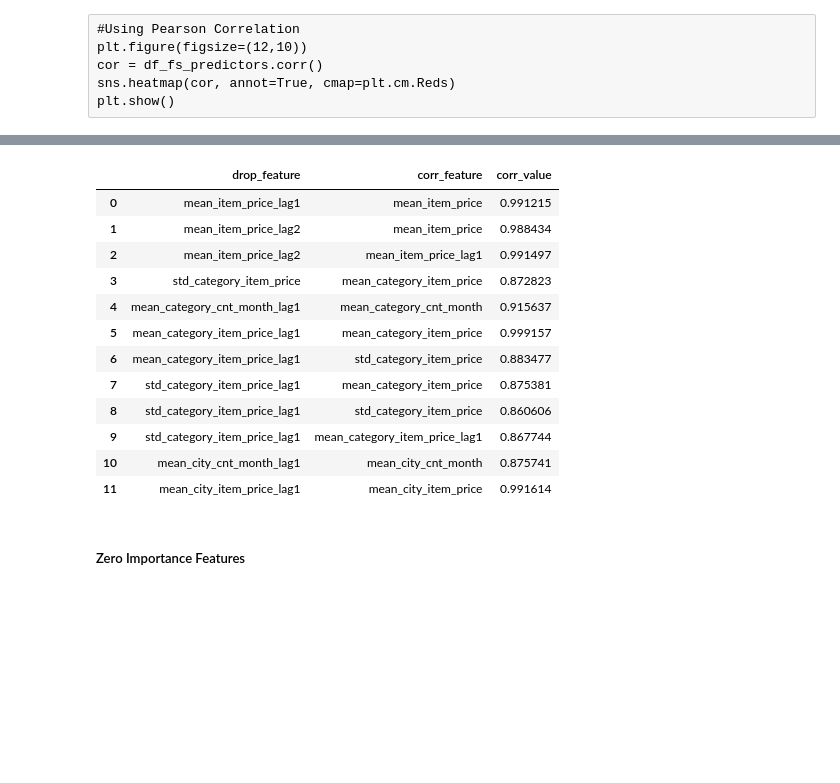
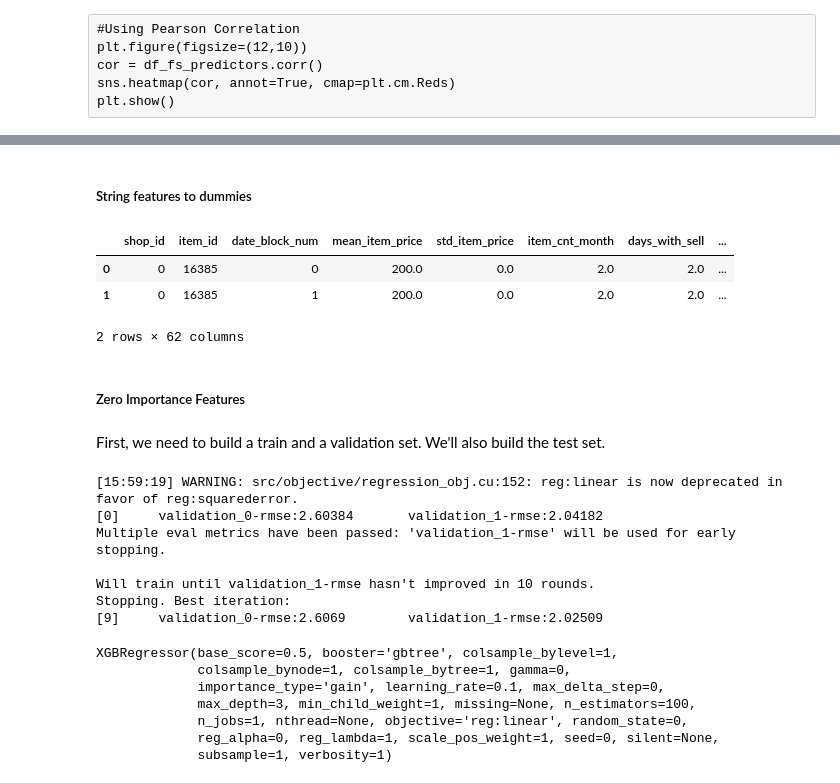
Before and after one commit to RobBlanchard/kaggle-predict-sales, a Jupyter notebook: XGBoost - Feature + Model Selection.ipynb, the cells around one changed output, grey strips where cells are left out. Cells and saved outputs as stored; diff of their text form; code cells hidden in the pictures; blank space fills up the shorter version.

```diff
--- a/XGBoost - Feature + Model Selection.ipynb
+++ b/XGBoost - Feature + Model Selection.ipynb
@@ -31,7 +28,6 @@ KeyboardInterrupt:
 # %% [markdown]
 # Feature Selection
 # %%
-df_fs = df_fe.copy()
 df_fs.head(1)
 # %% [output]
 |  | shop_id | item_id | date_block_num | random_date | mean_item_price | std_item_price | item_cnt_month | ... |
@@ -84,16 +70,0 @@ fs.plot_collinear()
-# %%
-fs.record_collinear
-# %% [output]
-|  | drop_feature | corr_feature | corr_value |
-| 0 | mean_item_price_lag1 | mean_item_price | 0.991215 |
-| 1 | mean_item_price_lag2 | mean_item_price | 0.988434 |
-| 2 | mean_item_price_lag2 | mean_item_price_lag1 | 0.991497 |
-| 3 | std_category_item_price | mean_category_item_price | 0.872823 |
-| 4 | mean_category_cnt_month_lag1 | mean_category_cnt_month | 0.915637 |
-| 5 | mean_category_item_price_lag1 | mean_category_item_price | 0.999157 |
-| 6 | mean_category_item_price_lag1 | std_category_item_price | 0.883477 |
-| 7 | std_category_item_price_lag1 | mean_category_item_price | 0.875381 |
-| 8 | std_category_item_price_lag1 | std_category_item_price | 0.860606 |
-| 9 | std_category_item_price_lag1 | mean_category_item_price_lag1 | 0.867744 |
-| 10 | mean_city_cnt_month_lag1 | mean_city_cnt_month | 0.875741 |
-| 11 | mean_city_item_price_lag1 | mean_city_item_price | 0.991614 |
@@ -100,2 +76,13 @@ fs.record_collinear
+# %% [markdown]
+##### String features to dummies
+# %%
+col_to_dummies = ["main_category_name","city_name"]
+df_fs = pd.concat([df_fs.drop(col_to_dummies, axis=1), pd.get_dummies(df_fs[col_to_dummies])], axis=1)
+df_fs.head(2)
+# %% [output]
+|  | shop_id | item_id | date_block_num | mean_item_price | std_item_price | item_cnt_month | days_with_sell | ... |
+| 0 | 0 | 16385 | 0 | 200.0 | 0.0 | 2.0 | 2.0 | ... |
+| 1 | 0 | 16385 | 1 | 200.0 | 0.0 | 2.0 | 2.0 | ... |
+2 rows × 62 columns
 # %% [markdown]
 ##### Zero Importance Features
@@ -108,0 +89,2 @@ zero_importance_features = fs.ops['zero_importance']
+# %% [markdown]
+First, we need to build a train and a validation set. We'll also build the test set.
@@ -108,0 +100,22 @@ zero_importance_features = fs.ops['zero_importance']
+# %%
+xgbr = xgb.XGBRegressor(seed=0)
+xgbr.fit(X_train_fs, y_train_fs,
+        eval_metric="rmse",
+              eval_set=[(X_train_fs, y_train_fs), (X_val_fs, y_val_fs)],
+              verbose=20,
+              early_stopping_rounds=10)
+# %% [output]
+[15:59:19] WARNING: src/objective/regression_obj.cu:152: reg:linear is now deprecated in favor of reg:squarederror.
+[0]     validation_0-rmse:2.60384       validation_1-rmse:2.04182
+Multiple eval metrics have been passed: 'validation_1-rmse' will be used for early stopping.
+
+Will train until validation_1-rmse hasn't improved in 10 rounds.
+Stopping. Best iteration:
+[9]     validation_0-rmse:2.6069        validation_1-rmse:2.02509
+XGBRegressor(base_score=0.5, booster='gbtree', colsample_bylevel=1,
+             colsample_bynode=1, colsample_bytree=1, gamma=0,
+             importance_type='gain', learning_rate=0.1, max_delta_step=0,
+             max_depth=3, min_child_weight=1, missing=None, n_estimators=100,
+             n_jobs=1, nthread=None, objective='reg:linear', random_state=0,
+             reg_alpha=0, reg_lambda=1, scale_pos_weight=1, seed=0, silent=None,
+             subsample=1, verbosity=1)
```
Also changed, not shown: parts of 24 cells of this notebook, 2 other files.
